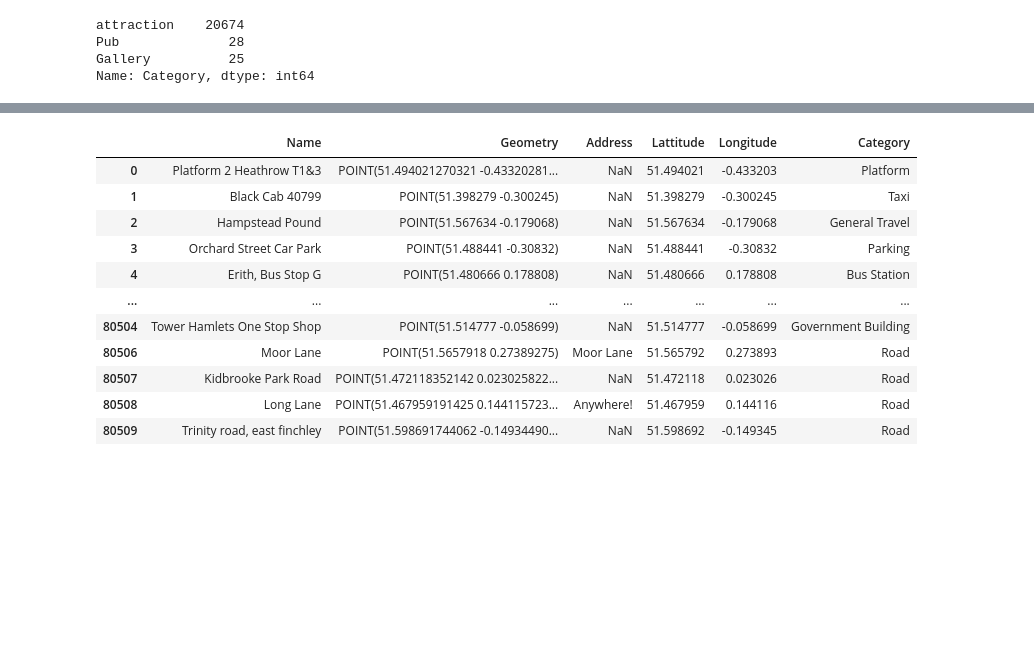
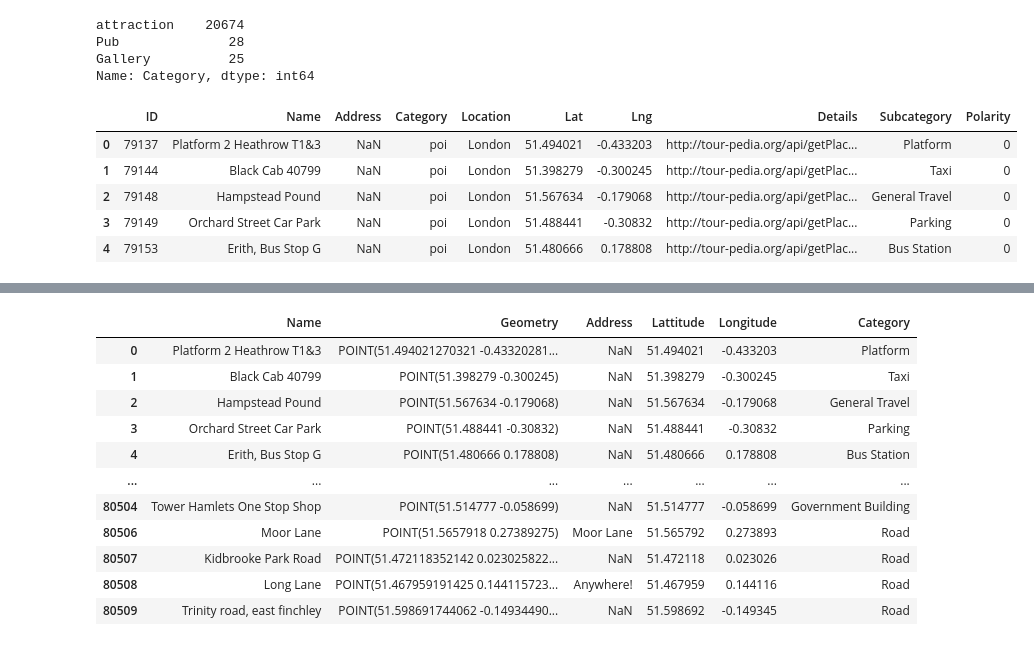
Before and after one commit to js816/New_York_-_London_Weather_Predictions, a Jupyter notebook: look_at_london.ipynb, the cells around one changed output, grey strips where cells are left out. Cells and saved outputs as stored; diff of their text form; code cells hidden in the pictures; blank space fills up the shorter version.

```diff
--- a/look_at_london.ipynb
+++ b/look_at_london.ipynb
@@ -314,3 +314,12 @@ attraction    20674
 Pub              28
 Gallery          25
 Name: Category, dtype: int64
+# %%
+london_poi_df.head()#["Details"]
+# %% [output]
+|  | ID | Name | Address | Category | Location | Lat | Lng | Details | Subcategory | Polarity |
+| 0 | 79137 | Platform 2 Heathrow T1&3 | NaN | poi | London | 51.494021 | -0.433203 | http://tour-pedia.org/api/getPlac... | Platform | 0 |
+| 1 | 79144 | Black Cab 40799 | NaN | poi | London | 51.398279 | -0.300245 | http://tour-pedia.org/api/getPlac... | Taxi | 0 |
+| 2 | 79148 | Hampstead Pound | NaN | poi | London | 51.567634 | -0.179068 | http://tour-pedia.org/api/getPlac... | General Travel | 0 |
+| 3 | 79149 | Orchard Street Car Park | NaN | poi | London | 51.488441 | -0.30832 | http://tour-pedia.org/api/getPlac... | Parking | 0 |
+| 4 | 79153 | Erith, Bus Stop G | NaN | poi | London | 51.480666 | 0.178808 | http://tour-pedia.org/api/getPlac... | Bus Station | 0 |
```
Also changed, not shown: parts of 7 cells of this notebook, 1 other file.
